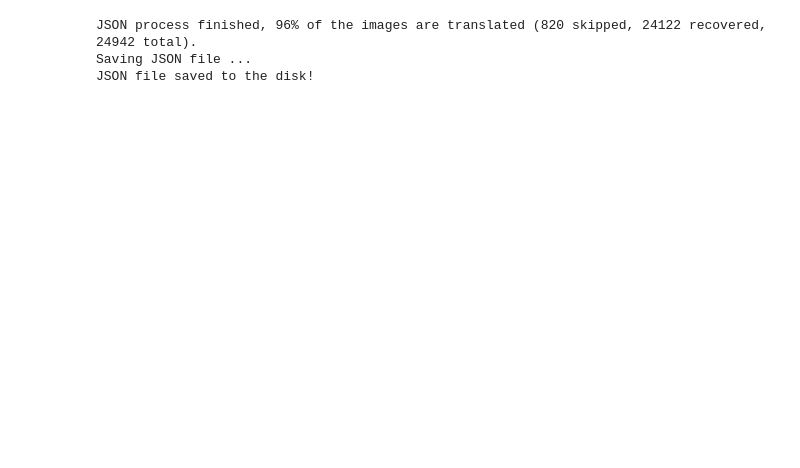
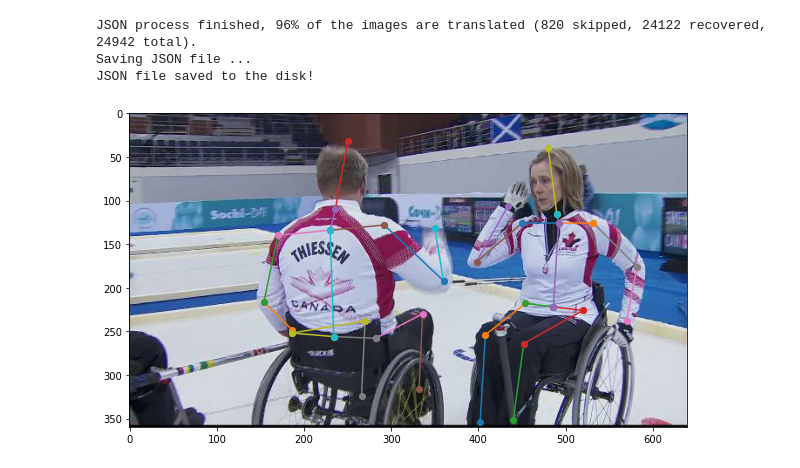
Before and after one commit to antduru/PoseDetection, a Jupyter notebook: testbench.ipynb, the cells around one changed output. Saved outputs shown, nothing was run; the diff lists cells and outputs as text; code cells hidden in the pictures; blank space fills up the shorter version.

Commit message:
Add visualization

```diff
--- a/testbench.ipynb
+++ b/testbench.ipynb
@@ -211,0 +238,64 @@ JSON file saved to the disk!
+# %%
+def get_joint(joint_id, joint_list):
+    for joint in joint_list:
+        if joint['id'] == joint_id: return joint
+    return None
+
+def plot_line(coor1, coor2):
+    if coor1 and coor2:
+        x1, y1 = coor1
+        x2, y2 = coor2
+        plt.plot([2*x1, 2*x2], [2*y1, 2*y2], marker = 'o')
+        # plt.scatter(*coor1)
+        # plt.scatter(*coor2)
+
+        # x1, y1 = [-1, 12], [1, 4]
+        # x2, y2 = [1, 10], [3, 2]
+        # plt.plot(x1, y1, x2, y2, marker = 'o')
+
+def present_pose(image_array, people_list, joint_dict):
+    plt.figure(figsize=(10, 20))
+    plt.imshow(image_array)
+
+    for person in people_list:
+        joint_list = person['joints']
+        joint_map = {}
+        for k in joint_dict:
+            joint_temp = get_joint(joint_dict[k], joint_list)
+            if not joint_temp:
+                joint_map[k] = None
+            else:
+                joint_map[k] = (joint_temp['x'], joint_temp['y'])
+
+        # print(joint_map.keys())
+
+        # legs
+        plot_line(joint_map['r_ankle'], joint_map['r_knee'])
+        plot_line(joint_map['r_knee'], joint_map['r_hip'])
+        plot_line(joint_map['l_ankle'], joint_map['l_knee'])
+        plot_line(joint_map['l_knee'], joint_map['l_hip'])
+
+        # arms
+        plot_line(joint_map['r_wrist'], joint_map['r_elbow'])
+        plot_line(joint_map['r_elbow'], joint_map['r_shoulder'])
+        plot_line(joint_map['l_wrist'], joint_map['l_elbow'])
+        plot_line(joint_map['l_elbow'], joint_map['l_shoulder'])
+
+        # head
+        plot_line(joint_map['upper_neck'], joint_map['head_top'])
+        plot_line(joint_map['upper_neck'], joint_map['thorax'])
+
+        # body
+        plot_line(joint_map['r_shoulder'], joint_map['thorax'])
+        plot_line(joint_map['l_shoulder'], joint_map['thorax'])
+
+        plot_line(joint_map['r_hip'], joint_map['pelvis'])
+        plot_line(joint_map['l_hip'], joint_map['pelvis'])
+
+        plot_line(joint_map['thorax'], joint_map['pelvis'])
+
+    plt.show()
+
+present_pose(image_array, image_object['people'], joint_dict)
+# %% [output]
+[figure, added]
```
Also changed, not shown: parts of 1 cell of this notebook, 5 other files.
